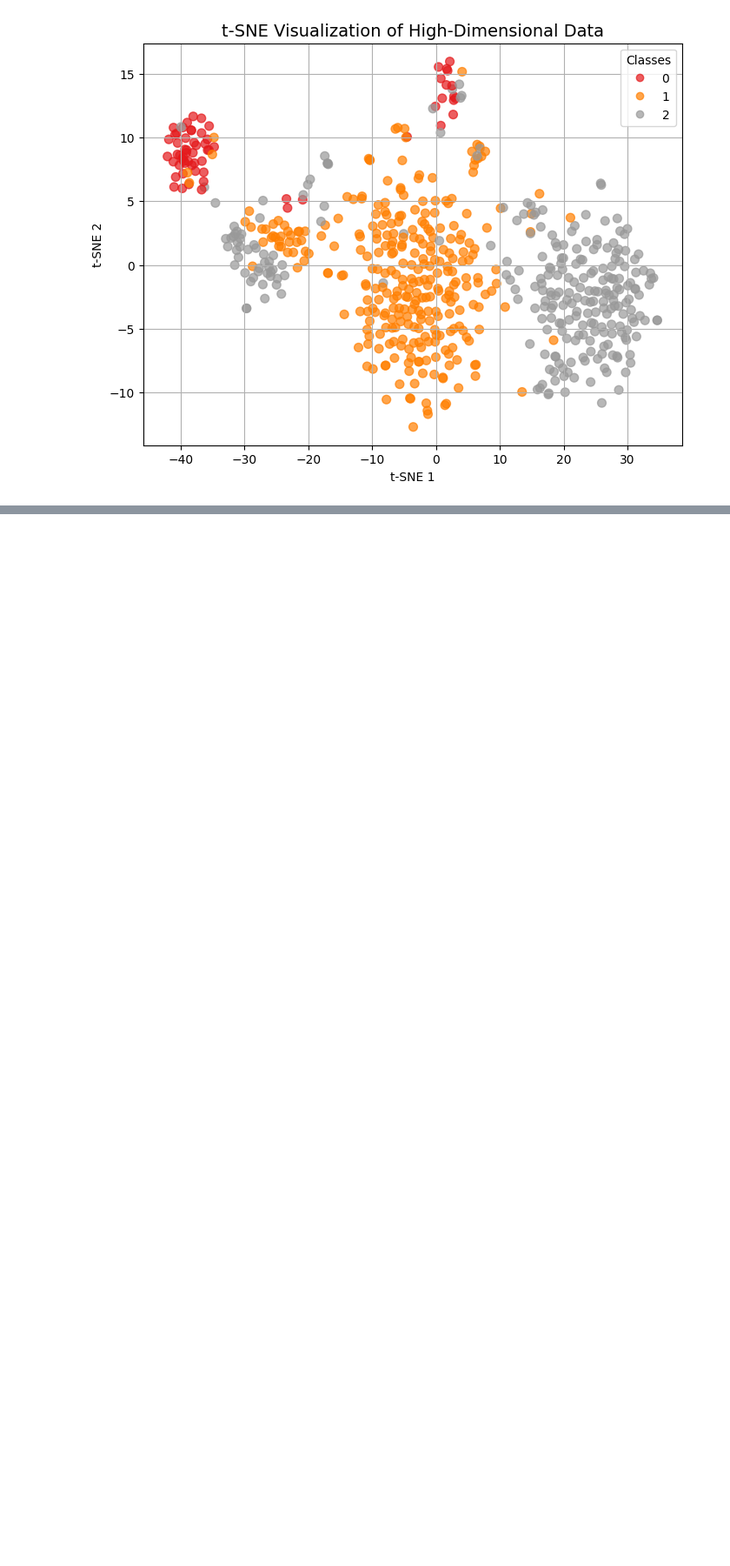
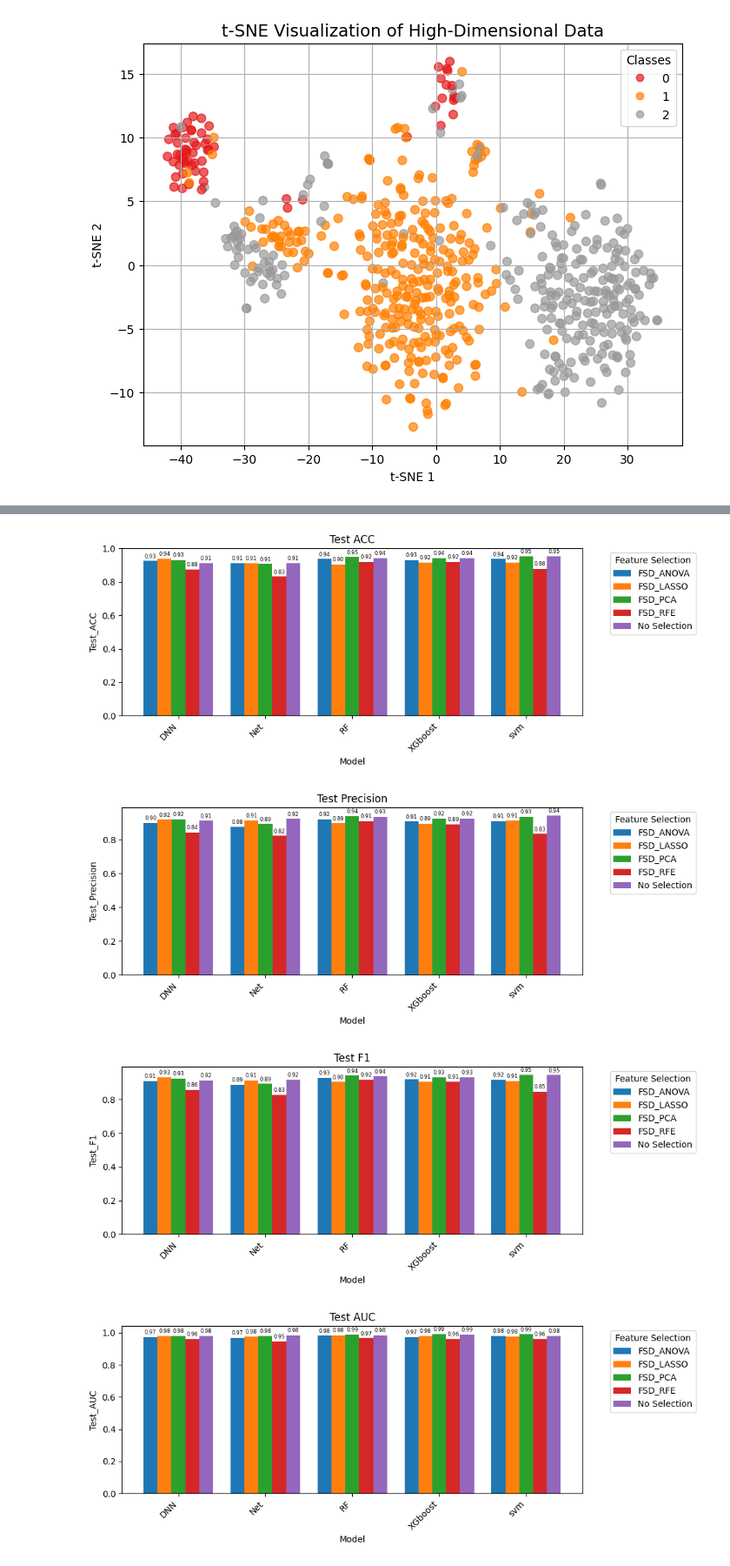
Before and after one commit to kaushik3012/multi-omics-cancer-classification, a Jupyter notebook: subtype_classification.ipynb, the cells around one changed output, grey strips where cells are left out. Shown at 87% size. Cells and saved outputs as stored; diff of their text form; code cells hidden in the pictures; blank space fills up the shorter version.

Commit message:
Add Results

```diff
--- a/subtype_classification.ipynb
+++ b/subtype_classification.ipynb
@@ -67,3 +67,7 @@ plt.grid(True)
 plt.show()
 # %% [output]
 [figure]
+# %%
+results_file = '/Users/kaushikrajnadar/Downloads/GBM_Result/Results.xlsx'
+
+results_df = pd.read_excel(results_file, sheet_name='Sheet2')
@@ -69,0 +80,2 @@ plt.show()
+# %%
+results_df['Feature Selection'] = results_df['Feature Selection'].fillna('No Selection')
@@ -69,0 +102,43 @@ plt.show()
+# %%
+import matplotlib.pyplot as plt
+
+metrics = ['Test_ACC', 'Test_Precision', 'Test_F1', 'Test_AUC', 'Test_Recall']
+
+results_df['Model'] = results_df['Model'].astype(str)
+results_df['Feature Selection'] = results_df['Feature Selection'].astype(str)
+
+for metric in metrics:
+    metric_table = results_df.pivot_table(
+        index='Model',
+        columns='Feature Selection',
+        values=metric,
+        aggfunc='mean'
+    )
+    ax = metric_table.plot(kind='bar', figsize=(10, 4), width=0.8)
+    ax.set_title(metric.replace('_', ' '))
+    ax.set_xlabel('Model')
+    ax.set_ylabel(metric)
+    ax.legend(title='Feature Selection', bbox_to_anchor=(1.05, 1), loc='upper left')
+    plt.xticks(rotation=45, ha='right')
+
+    for patch in ax.patches:
+        height = patch.get_height()
+        if pd.isna(height):
+            continue
+        ax.annotate(
+            f"{height:.2f}",
+            (patch.get_x() + patch.get_width() / 2, height),
+            ha='center',
+            va='bottom',
+            fontsize=6,
+            xytext=(0, 2),
+            textcoords='offset points'
+        )
+
+    plt.tight_layout()
+    plt.show()
+# %% [output]
+[figure, added]
+[figure, added]
+[figure, added]
+[figure, added]
```
Also changed, not shown: parts of 3 cells of this notebook, 3 other files.
